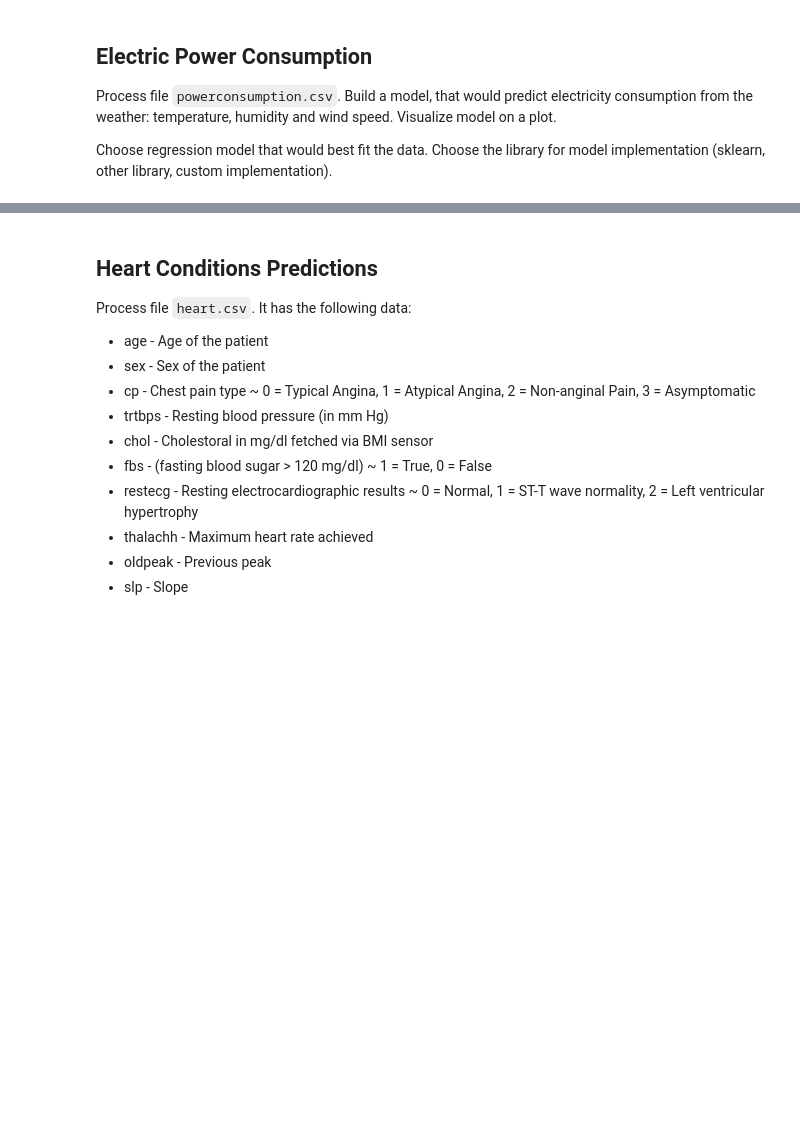
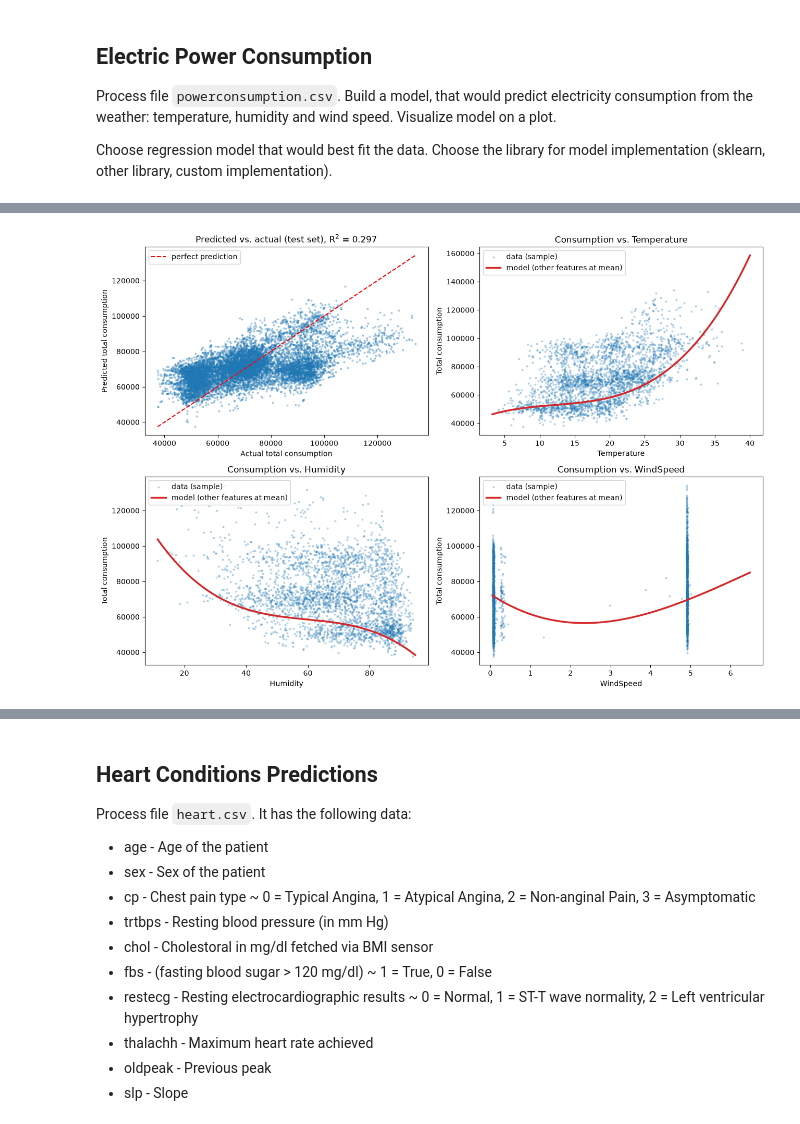
Before and after one commit to ArgasDTiger/ida-labs, a Jupyter notebook: assignement-3.ipynb, the cells around one changed output, grey strips where cells are left out. Cells and saved outputs as stored; diff of their text form; code cells hidden in the pictures; blank space fills up the shorter version.

```diff
--- a/assignement-3.ipynb
+++ b/assignement-3.ipynb
@@ -81,19 +221,76 @@ ice_cream_selling(data)
 Process file `powerconsumption.csv`. Build a model, that would predict electricity consumption from the weather: temperature, humidity and wind speed. Visualize model on a plot.
 
 Choose regression model that would best fit the data. Choose the library for model implementation (sklearn, other library, custom implementation).
-# %%
-def power_consumption(data):
-    """
-    Build a model, that would predict electricity consumption from the weather: temperature, humidity and wind speed.
-    Visualize model on a plot.
-
-    Args:
-        data: power consumption data.
-
-    Returns:
-        list: The list of model theta parameters.
-    """
-    return None
-
-data = extract_texts_from_file('resources/powerconsumption.csv')
-power_consumption(data)
+# %%
+def power_consumption(data):
+    """
+    Build a model, that would predict electricity consumption from the weather: temperature, humidity and wind speed.
+    Visualize model on a plot.
+
+    The target is the total consumption of all three zones. Polynomial regression (degree 1-3,
+    chosen by cross-validation) on the three weather features is used.
+
+    Args:
+        data: power consumption data.
+
+    Returns:
+        list: The list of model theta parameters.
+    """
+    features = ['Temperature', 'Humidity', 'WindSpeed']
+    zones = [c for c in data.columns if c.startswith('PowerConsumption_Zone')]
+
+    df = data[features + zones].dropna().copy()
+    df['TotalConsumption'] = df[zones].sum(axis=1)
+
+    X = df[features]
+    y = df['TotalConsumption']
+    X_train, X_test, y_train, y_test = train_test_split(X, y, test_size=0.2, random_state=RANDOM_STATE)
+
+    degree, cv_scores = select_degree(X_train.to_numpy(), y_train.to_numpy(), max_degree=3)
+    model = make_pipeline(PolynomialFeatures(degree, include_bias=False), LinearRegression())
+    model.fit(X_train.to_numpy(), y_train.to_numpy())
+
+    pred = model.predict(X_test.to_numpy())
+    print(f"Chosen polynomial degree: {degree}")
+    print("CV R^2 per degree:", {d: round(float(s), 4) for d, s in cv_scores.items()})
+    print(f"Hold-out R^2 : {r2_score(y_test, pred):.4f}")
+    print(f"Hold-out RMSE: {np.sqrt(mean_squared_error(y_test, pred)):.1f}")
+    print(f"Hold-out MAE : {mean_absolute_error(y_test, pred):.1f}")
+
+    fig, axes = plt.subplots(2, 2, figsize=(13, 9))
+
+    ax = axes[0, 0]
+    ax.scatter(y_test, pred, s=4, alpha=0.3, color='tab:blue')
+    lims = [min(y_test.min(), pred.min()), max(y_test.max(), pred.max())]
+    ax.plot(lims, lims, 'r--', label='perfect prediction')
+    ax.set_xlabel('Actual total consumption')
+    ax.set_ylabel('Predicted total consumption')
+    ax.set_title(f'Predicted vs. actual (test set), R$^2$ = {r2_score(y_test, pred):.3f}')
+    ax.legend()
+
+    means = X_train.mean()
+    sample = df.sample(min(3000, len(df)), random_state=RANDOM_STATE)
+    for ax, feat in zip([axes[0, 1], axes[1, 0], axes[1, 1]], features):
+        grid = np.tile(means.to_numpy(), (300, 1))
+        j = features.index(feat)
+        grid[:, j] = np.linspace(X[feat].min(), X[feat].max(), 300)
+        ax.scatter(sample[feat], sample['TotalConsumption'], s=4, alpha=0.25, color='tab:blue', label='data (sample)')
+        ax.plot(grid[:, j], model.predict(grid), color='tab:red', linewidth=2.5, label='model (other features at mean)')
+        ax.set_xlabel(feat)
+        ax.set_ylabel('Total consumption')
+        ax.set_title(f'Consumption vs. {feat}')
+        ax.legend()
+
+    plt.tight_layout()
+    plt.show()
+
+    poly = model.named_steps['polynomialfeatures']
+    lin = model.named_steps['linearregression']
+    names = ['1 (intercept)'] + list(poly.get_feature_names_out(features))
+    theta = [float(lin.intercept_), *[float(c) for c in lin.coef_]]
+    print(pd.Series(theta, index=names, name='theta').to_string())
+    return theta
+
+data = extract_texts_from_file('resources/powerconsumption.csv')
+power_consumption(data)
+# %% [output]
@@ -99,0 +302 @@ power_consumption(data)
+[figure, added]
```
Also changed, not shown: parts of 21 cells of this notebook.
